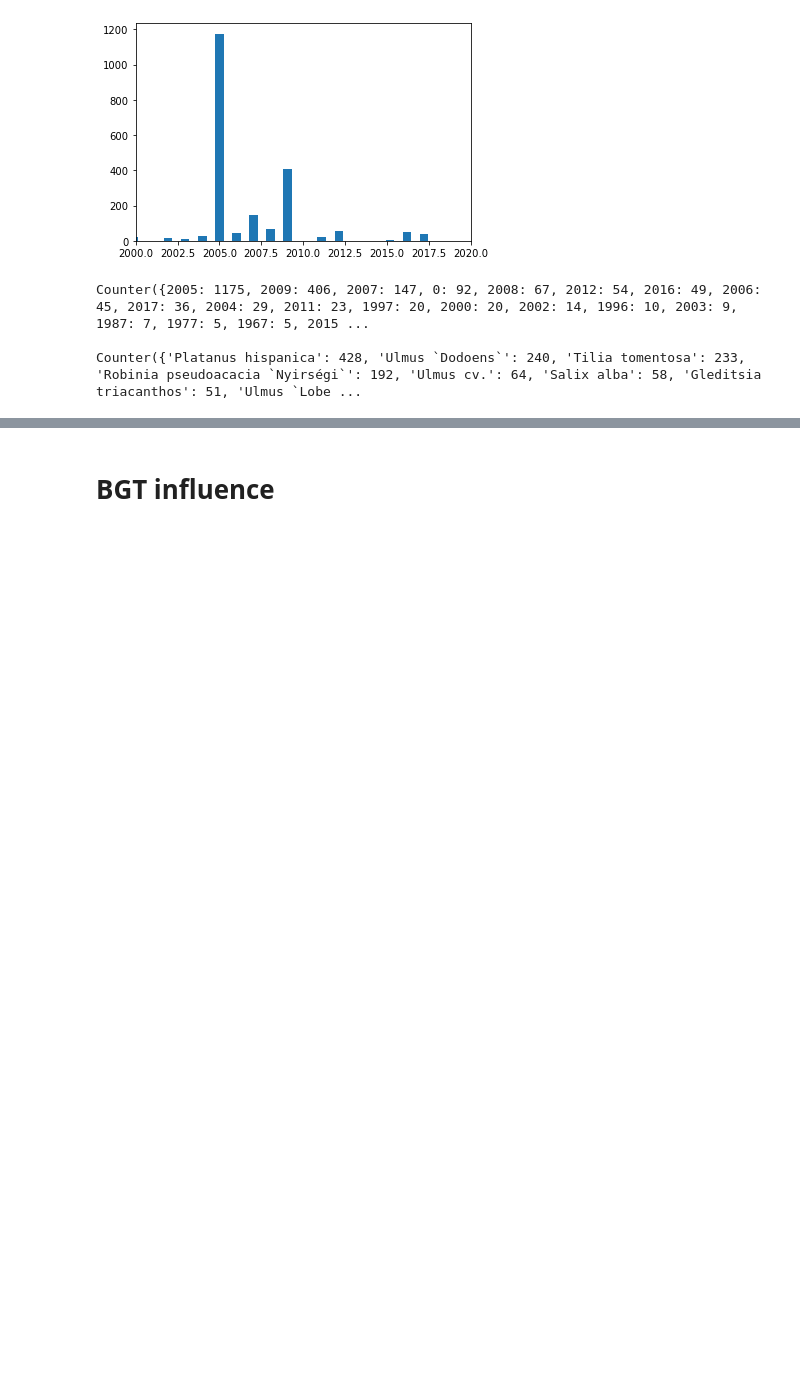
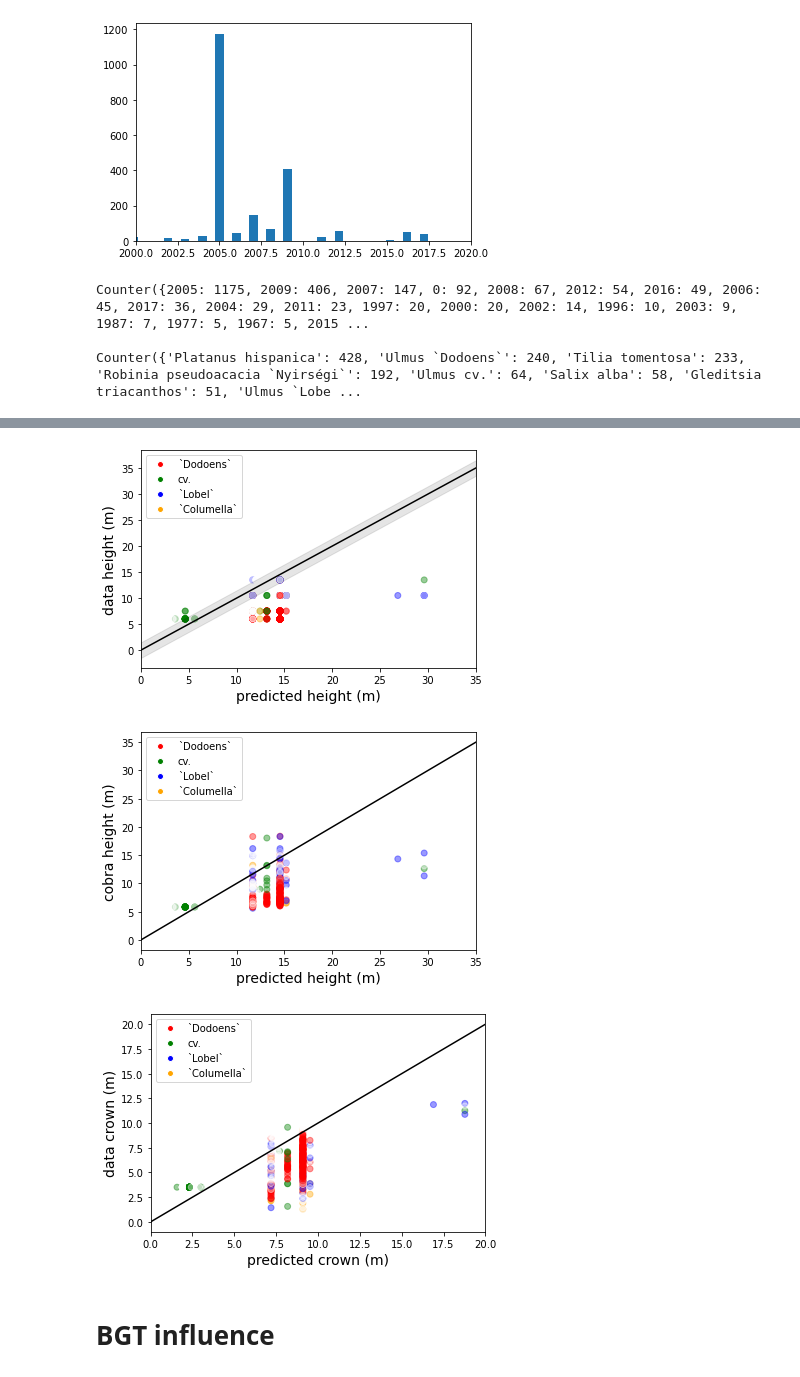
Before and after one commit to reitsmairis/tree_root_model, a Jupyter notebook: validation_height_crown.ipynb, the cells around one changed output, grey strips where cells are left out. Drawn from its saved outputs; the diff is of its cells as text; code cells hidden in the pictures; blank space fills up the shorter version.

```diff
--- a/validation_height_crown.ipynb
+++ b/validation_height_crown.ipynb
@@ -436,3 +437,41 @@ plotfunc_categories(results_df_ijburg, area, x_max_1, x_max_2, colors, categorie
+# %%
+
+species = ['`Dodoens`', 'cv.', '`Lobel`', '`Columella`'] #, 'hollandica `Groeneveld`', '`Clusius`', '`Regal`', '`Cathedral`', '`New Horizon`', '`Homestead`', 'hollandica `Pioneer`', '`Plantijn`']
+cmap = matplotlib.cm.get_cmap('viridis')
+colors = cmap(np.linspace(0, 1, len(species)))
+colors = ['r', 'g', 'b', 'orange']#, 'purple', 'w', 'w', 'w', 'w', 'w', 'w', 'w']
+results_df_ijburg['Colors'] = 'white'
+
+
+
+for i, tree in results_df_ijburg.iterrows():
+
+    # read out name and type
+    name = tree['Soortnaam_WTS']
+    group = name.split()
+    if len(group) == 2:
+        spec = str(group[1])
+    if len(group) == 3:
+        spec = str(group[1]) + str(group[2])
+
+    for j in range(len(species)):
+        if spec == species[j]:
+            results_df_ijburg.at[i, 'Colors'] = colors[j]
+
+#     if spec == categories[0]:
+#         results_df_ijburg.at[i, 'Colors'] = colors[0]
+#     if spec == categories[1]:
+#         results_df_ijburg.at[i, 'Colors'] = colors[1]
+#     if spec == categories[2]:
+#         results_df_ijburg.at[i, 'Colors'] = colors[2]
+# %%
+area = 'research_IJburg_subspecies'
+x_max_1, x_max_2 = 35, 20
+plotfunc_categories(results_df_ijburg, area, x_max_1, x_max_2, colors, species)
+# %% [output]
+[figure, added]
+[figure, added]
+[figure, added]
 # %% [markdown]
 # BGT influence
 # %%
```
Also changed, not shown: parts of 5 cells of this notebook, 53 other files.
